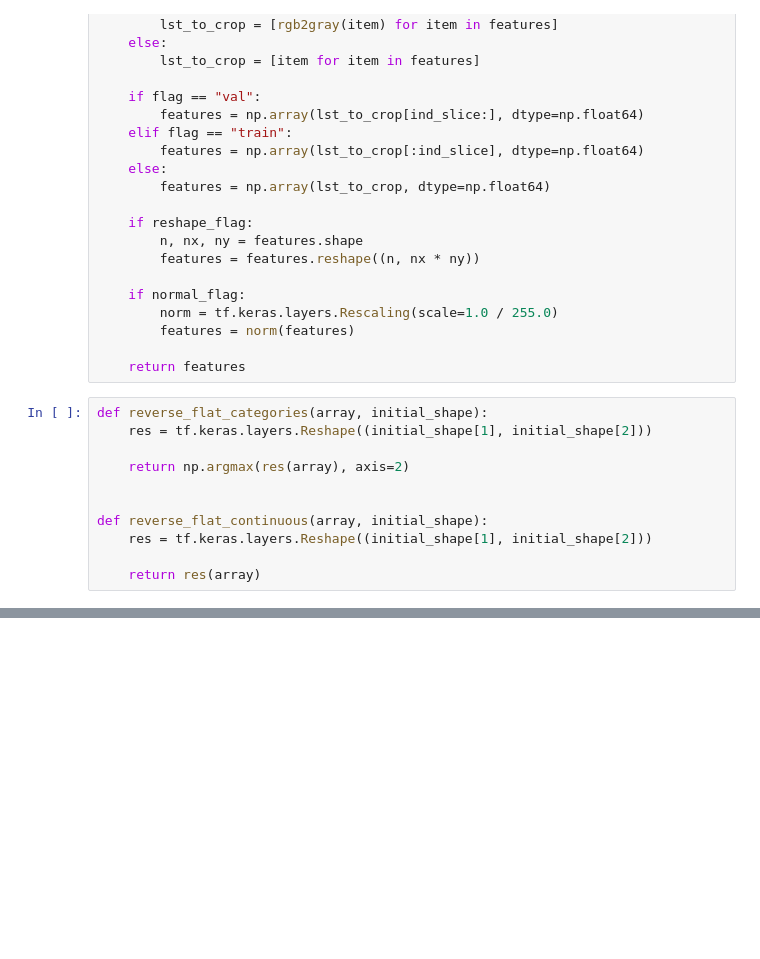
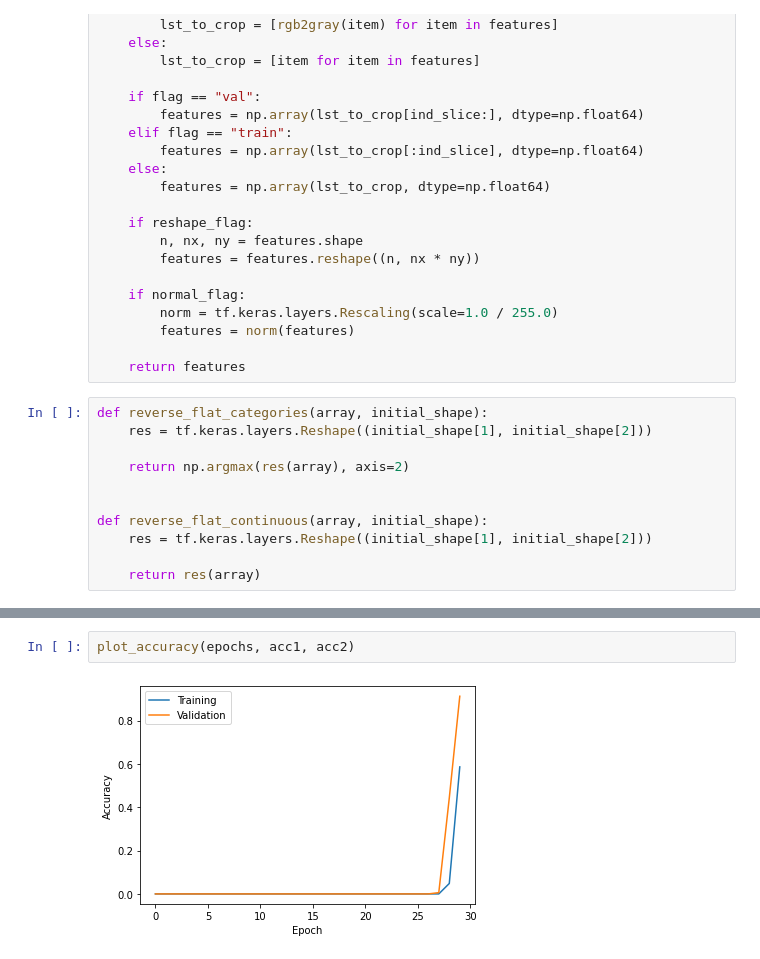
Before and after one commit to volinader/computer_vision, a Jupyter notebook: test_task3.ipynb, the cells around one changed output, grey strips where cells are left out. Cells and saved outputs as stored; diff of their text form; blank space fills up the shorter version.

```diff
--- a/test_task3.ipynb
+++ b/test_task3.ipynb
@@ -90,0 +235,4 @@ with open("extra_labels.txt") as f:
+# %%
+plot_accuracy(epochs, acc1, acc2)
+# %% [output]
+[figure, added]
```
Also changed, not shown: parts of 19 cells of this notebook.
